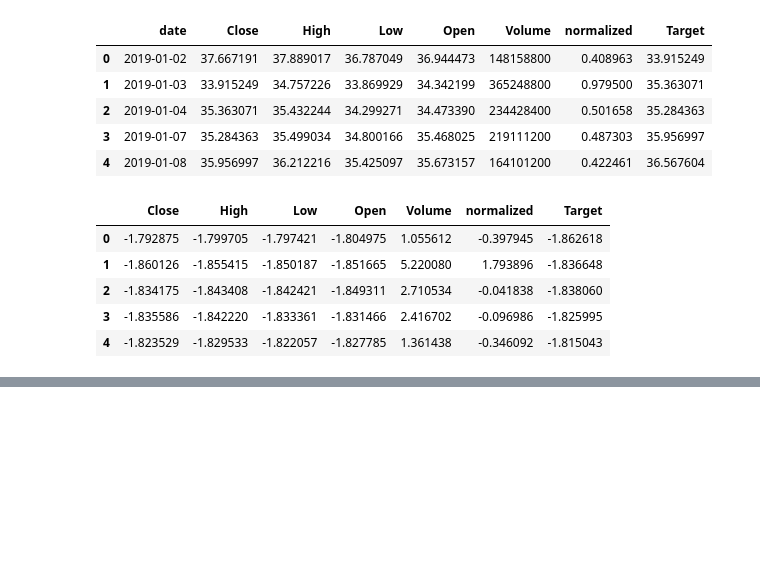
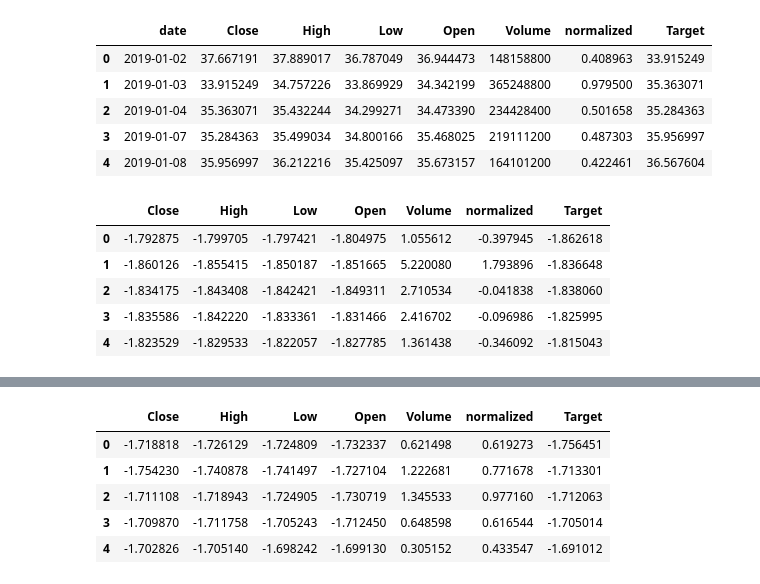
Before and after one commit to Aswin-Cheerngodan/StockerLens, a Jupyter notebook: notebooks/stock_price/preprocessing.ipynb, the cells around one changed output, grey strips where cells are left out. Saved outputs shown, nothing was run; the diff lists cells and outputs as text; code cells hidden in the pictures; blank space fills up the shorter version.

```diff
--- a/notebooks/stock_price/preprocessing.ipynb
+++ b/notebooks/stock_price/preprocessing.ipynb
@@ -90,0 +108,13 @@ apple_df.head()
+# %%
+microsoft_df.drop('date', axis=1, inplace=True)
+microsoft_scaler = StandardScaler()
+microsoft_df = pd.DataFrame(microsoft_scaler.fit_transform(microsoft_df), columns=microsoft_df.columns)
+joblib.dump(microsoft_scaler,r'D:\Capstone Projects\StockerLens\artifacts\preprocessors\stock price\microsoft_scaler.pkl')
+microsoft_df.head()
+# %% [output]
+|  | Close | High | Low | Open | Volume | normalized | Target |
+| 0 | -1.718818 | -1.726129 | -1.724809 | -1.732337 | 0.621498 | 0.619273 | -1.756451 |
+| 1 | -1.754230 | -1.740878 | -1.741497 | -1.727104 | 1.222681 | 0.771678 | -1.713301 |
+| 2 | -1.711108 | -1.718943 | -1.724905 | -1.730719 | 1.345533 | 0.977160 | -1.712063 |
+| 3 | -1.709870 | -1.711758 | -1.705243 | -1.712450 | 0.648598 | 0.616544 | -1.705014 |
+| 4 | -1.702826 | -1.705140 | -1.698242 | -1.699130 | 0.305152 | 0.433547 | -1.691012 |
```
Also changed, not shown: parts of 4 cells of this notebook, 13 other files.
